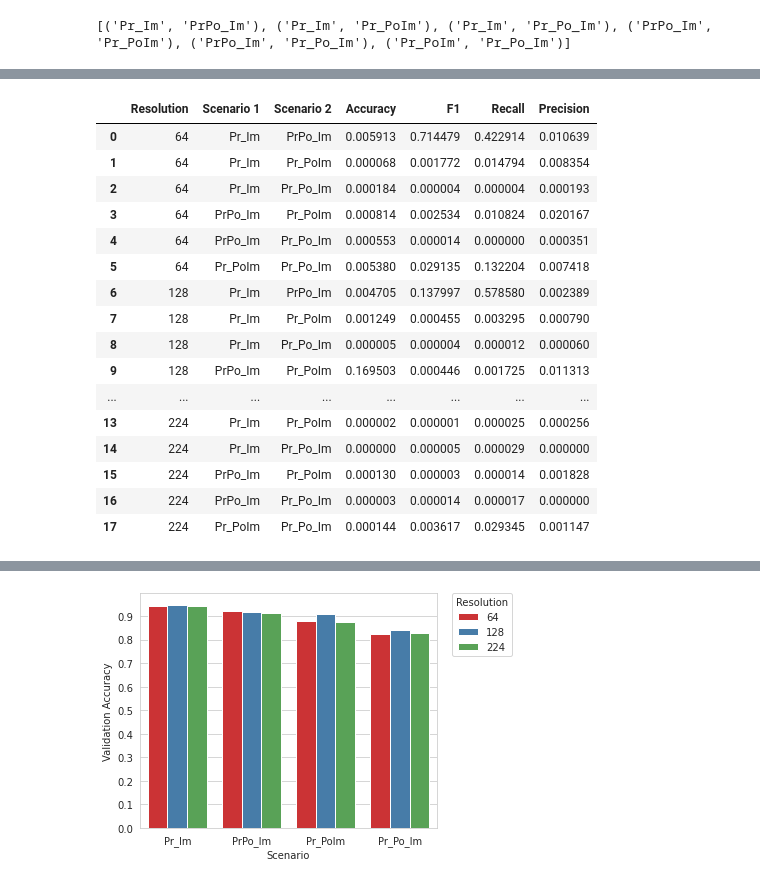
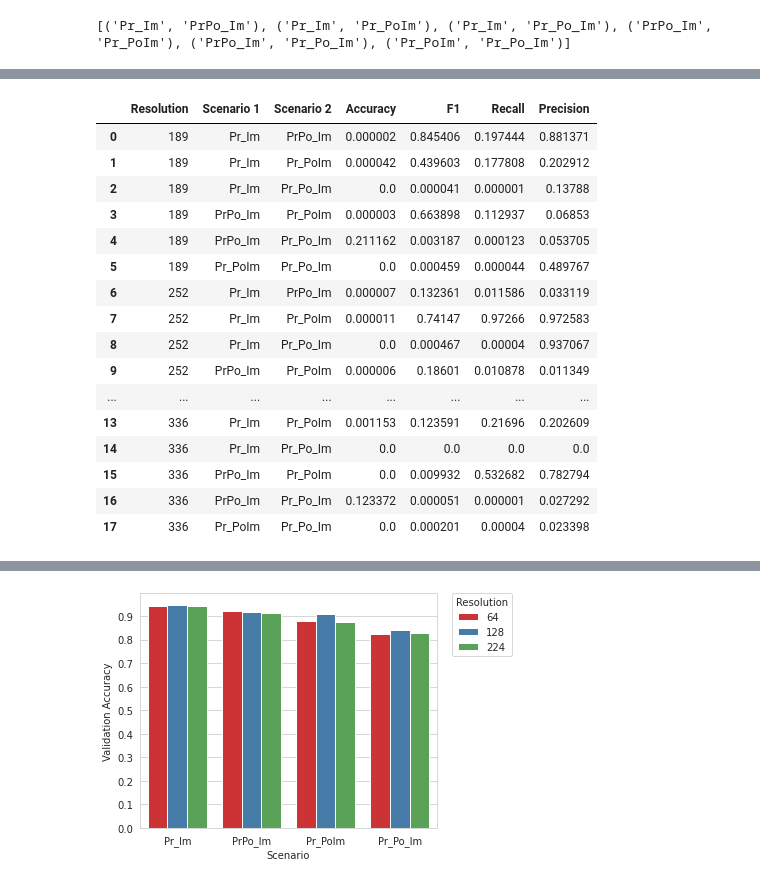
Before and after one commit to narslab/vis-inference, a Jupyter notebook: bin/jupyter/sensitivity-analysis.ipynb, the cells around one changed output, grey strips where cells are left out. Cells and saved outputs as stored; diff of their text form; code cells hidden in the pictures.

```diff
--- a/bin/jupyter/sensitivity-analysis.ipynb
+++ b/bin/jupyter/sensitivity-analysis.ipynb
@@ -12,21 +12,23 @@ import matplotlib.ticker as tkr
 from itertools import combinations
 from scipy.stats import ttest_ind, f_oneway # for independent t-test
 # %%
-SENSITIVITY_RESULTS_DIR = '../../results/sensitivity-tests-02272021'
+SENSITIVITY_RESULTS_DIR = '../../results/sensitivity-tests-07272021' #'../../results/sensitivity-tests-02272021'
 SCENARIO_LIST = ["Pr_Im", "PrPo_Im", "Pr_PoIm", "Pr_Po_Im"]
+IMAGE_WIDTH_LIST = [189, 252, 336]
 # %%
 def getPerformanceDataFrame():
     result_file_list = getListOfFiles(SENSITIVITY_RESULTS_DIR)
     df = pd.DataFrame()
     for filename in result_file_list:
-        if "scenario_resolution_" in filename:
+        if "scenario-resolution-" in filename:
             performance_dict = json.load(open(filename))
             performance_df = pd.DataFrame(performance_dict["metrics"])
             performance_df['epoch'] = performance_df.index + 1
-            performance_df["resolution"] = performance_dict["image_size"]
+            performance_df["width"] = performance_dict["image_width"]
+            performance_df["height"] = performance_dict["image_height"]
             performance_df["scenario"] = performance_dict["scenario"]
             #performance_df["best_val_accuracy"] = performance_dict["best_val_accuracy"]
-            performance_df["trial"] = int(filename.split("_")[-1].split(".")[0])
+            performance_df["trial"] = int(filename.split("-")[-1].split(".")[0])
             df = df.append(performance_df, ignore_index=True)
     return(df)
 # %%
@@ -104,38 +140,39 @@ resolutionPerformanceComparisonStats()
 # %%
 def scenarioPerformanceComparisonStats():
     dp = getPerformanceDataFrame()
-    df = dp.loc[dp.groupby(['scenario','resolution','trial'])['val_accuracy'].idxmax()]
-    dpagg = df.set_index(['scenario','resolution','trial'])
+    df = dp.loc[dp.groupby(['scenario','width','trial'])['val_accuracy'].idxmax()]
+    dpagg = df.set_index(['scenario','width','trial'])
     dpmax = dpagg.iloc[:,3:7]
+    dstats = pd.DataFrame(columns= ['Resolution', 'Scenario 1', 'Scenario 2',  'Accuracy', 'F1', 'Recall', 'Precision'])
     rowcounter = 0
     #print(dstats)
-    for i in [64, 128, 224]:
-        for j in combinations(["Pr_Im", "PrPo_Im", "Pr_PoIm", "Pr_Po_Im"], 2):
+    for i in IMAGE_WIDTH_LIST:
+        for j in combinations(SCENARIO_LIST, 2):
             dstats.loc[rowcounter, ['Resolution', 'Scenario 1', 'Scenario 2'] ] = (i, j[0], j[1])
             tstats, pvals = ttest_ind(dpmax.loc[(j[0], i)], dpmax.loc[(j[1], i)], equal_var=False)# ,dpmax.loc[("Pr_PoIm", 64)],dpmax.loc[("Pr_Po_Im", 64)])
             #print(pvals)
             #print([i, j[0], j[1]])#.append(pvals))
             dstats.loc[rowcounter, ['Accuracy', 'F1', 'Recall', 'Precision']] = pvals
             #dstats = dstats.append( pd.DataFrame({[i, j[0], j[1]].extend(pvals)}), ignore_index=True)
             rowcounter += 1
     dstats.to_csv('../../results/scenario-performance-comparison-stats.csv', index=False)
     return(dstats)
 scenarioPerformanceComparisonStats()
 # %% [output]
 |  | Resolution | Scenario 1 | Scenario 2 | Accuracy | F1 | Recall | Precision |
-| 0 | 64 | Pr_Im | PrPo_Im | 0.005913 | 0.714479 | 0.422914 | 0.010639 |
-| 1 | 64 | Pr_Im | Pr_PoIm | 0.000068 | 0.001772 | 0.014794 | 0.008354 |
-| 2 | 64 | Pr_Im | Pr_Po_Im | 0.000184 | 0.000004 | 0.000004 | 0.000193 |
-| 3 | 64 | PrPo_Im | Pr_PoIm | 0.000814 | 0.002534 | 0.010824 | 0.020167 |
-| 4 | 64 | PrPo_Im | Pr_Po_Im | 0.000553 | 0.000014 | 0.000000 | 0.000351 |
-| 5 | 64 | Pr_PoIm | Pr_Po_Im | 0.005380 | 0.029135 | 0.132204 | 0.007418 |
-| 6 | 128 | Pr_Im | PrPo_Im | 0.004705 | 0.137997 | 0.578580 | 0.002389 |
-| 7 | 128 | Pr_Im | Pr_PoIm | 0.001249 | 0.000455 | 0.003295 | 0.000790 |
-| 8 | 128 | Pr_Im | Pr_Po_Im | 0.000005 | 0.000004 | 0.000012 | 0.000060 |
-| 9 | 128 | PrPo_Im | Pr_PoIm | 0.169503 | 0.000446 | 0.001725 | 0.011313 |
+| 0 | 189 | Pr_Im | PrPo_Im | 0.000002 | 0.845406 | 0.197444 | 0.881371 |
+| 1 | 189 | Pr_Im | Pr_PoIm | 0.000042 | 0.439603 | 0.177808 | 0.202912 |
+| 2 | 189 | Pr_Im | Pr_Po_Im | 0.0 | 0.000041 | 0.000001 | 0.13788 |
+| 3 | 189 | PrPo_Im | Pr_PoIm | 0.000003 | 0.663898 | 0.112937 | 0.06853 |
+| 4 | 189 | PrPo_Im | Pr_Po_Im | 0.211162 | 0.003187 | 0.000123 | 0.053705 |
+| 5 | 189 | Pr_PoIm | Pr_Po_Im | 0.0 | 0.000459 | 0.000044 | 0.489767 |
+| 6 | 252 | Pr_Im | PrPo_Im | 0.000007 | 0.132361 | 0.011586 | 0.033119 |
+| 7 | 252 | Pr_Im | Pr_PoIm | 0.000011 | 0.74147 | 0.97266 | 0.972583 |
+| 8 | 252 | Pr_Im | Pr_Po_Im | 0.0 | 0.000467 | 0.00004 | 0.937067 |
+| 9 | 252 | PrPo_Im | Pr_PoIm | 0.000006 | 0.18601 | 0.010878 | 0.011349 |
 | ... | ... | ... | ... | ... | ... | ... | ... |
-| 13 | 224 | Pr_Im | Pr_PoIm | 0.000002 | 0.000001 | 0.000025 | 0.000256 |
-| 14 | 224 | Pr_Im | Pr_Po_Im | 0.000000 | 0.000005 | 0.000029 | 0.000000 |
-| 15 | 224 | PrPo_Im | Pr_PoIm | 0.000130 | 0.000003 | 0.000014 | 0.001828 |
-| 16 | 224 | PrPo_Im | Pr_Po_Im | 0.000003 | 0.000014 | 0.000017 | 0.000000 |
-| 17 | 224 | Pr_PoIm | Pr_Po_Im | 0.000144 | 0.003617 | 0.029345 | 0.001147 |
+| 13 | 336 | Pr_Im | Pr_PoIm | 0.001153 | 0.123591 | 0.21696 | 0.202609 |
+| 14 | 336 | Pr_Im | Pr_Po_Im | 0.0 | 0.0 | 0.0 | 0.0 |
+| 15 | 336 | PrPo_Im | Pr_PoIm | 0.0 | 0.009932 | 0.532682 | 0.782794 |
+| 16 | 336 | PrPo_Im | Pr_Po_Im | 0.123372 | 0.000051 | 0.000001 | 0.027292 |
+| 17 | 336 | Pr_PoIm | Pr_Po_Im | 0.0 | 0.000201 | 0.00004 | 0.023398 |
```
Also changed, not shown: parts of 9 cells of this notebook, 5 other files.
